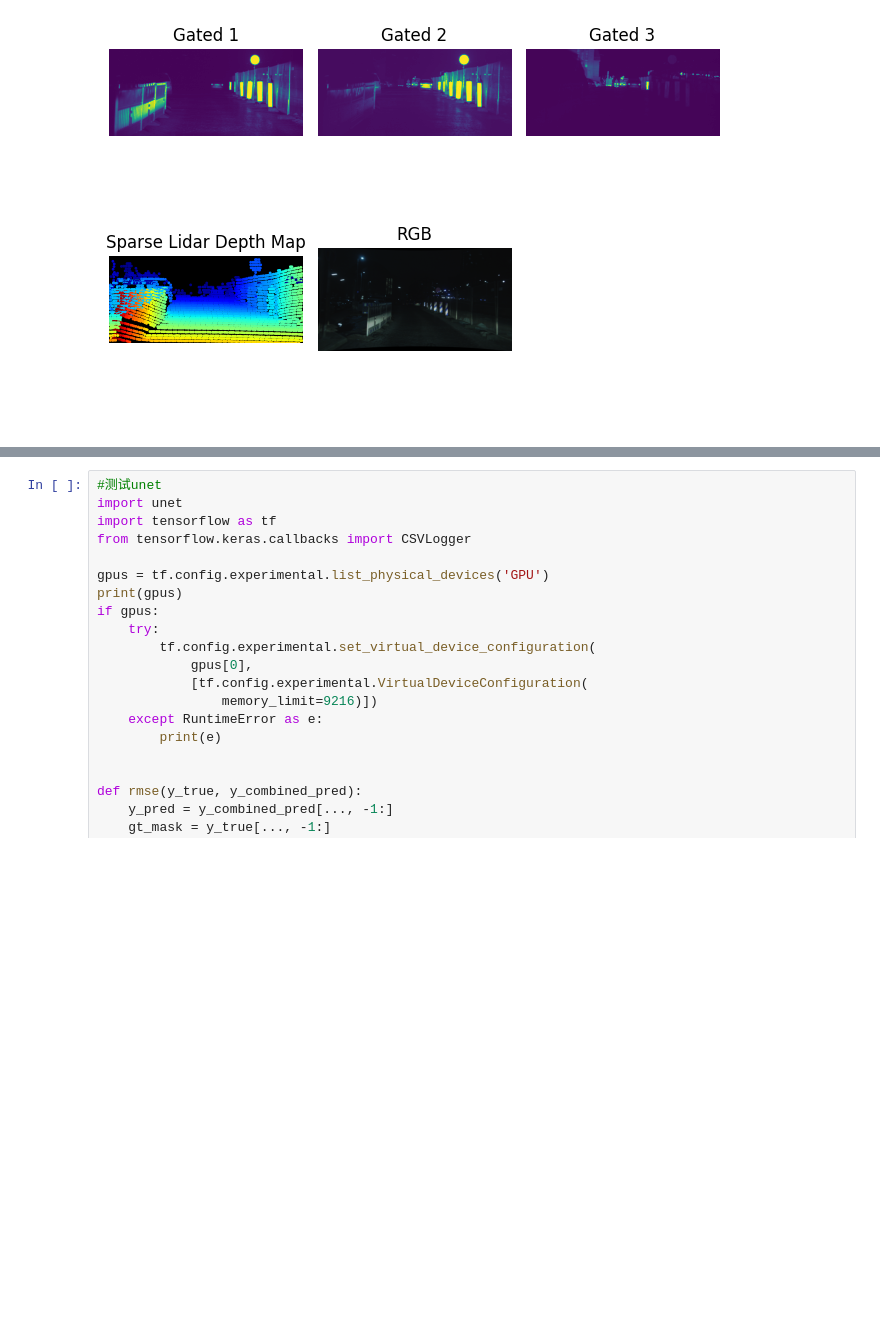
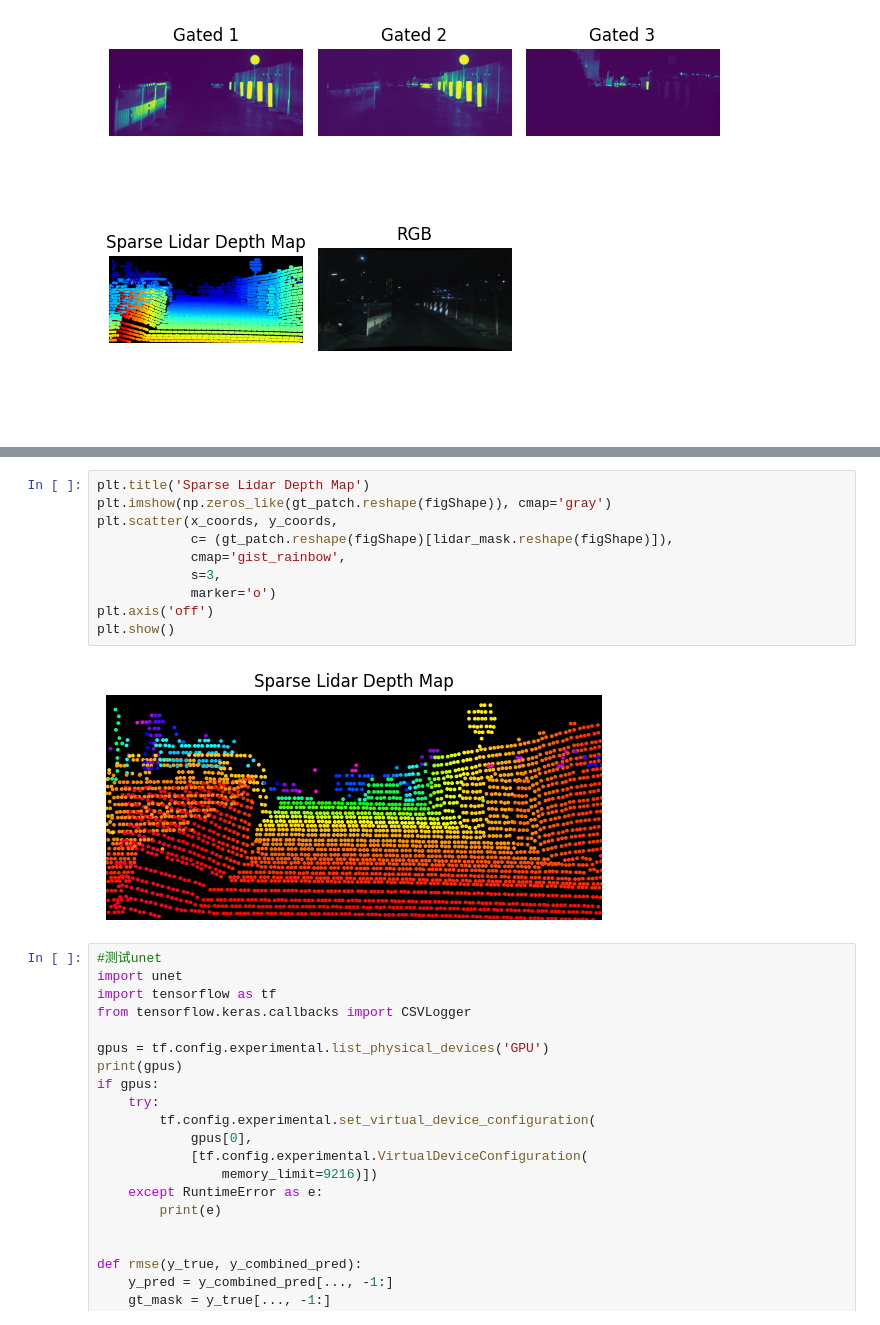
Before and after one commit to Edricos/newG2D, a Jupyter notebook: src/main.ipynb, the cells around one changed output, grey strips where cells are left out. Drawn from its saved outputs; the diff is of its cells as text; blank space fills up the shorter version.

```diff
--- a/src/main.ipynb
+++ b/src/main.ipynb
@@ -277,3 +396,15 @@ num_test_samples = int(0.1 * num_samples)  # 10%的样本作为测试集
+# %%
+plt.title('Sparse Lidar Depth Map')
+plt.imshow(np.zeros_like(gt_patch.reshape(figShape)), cmap='gray')
+plt.scatter(x_coords, y_coords,
+            c= (gt_patch.reshape(figShape)[lidar_mask.reshape(figShape)]),
+            cmap='gist_rainbow',
+            s=3,
+            marker='o')
+plt.axis('off')
+plt.show()
+# %% [output]
+[figure, new version]
 # %%
 #测试unet
 import unet
```
Also changed, not shown: parts of 9 cells of this notebook.
